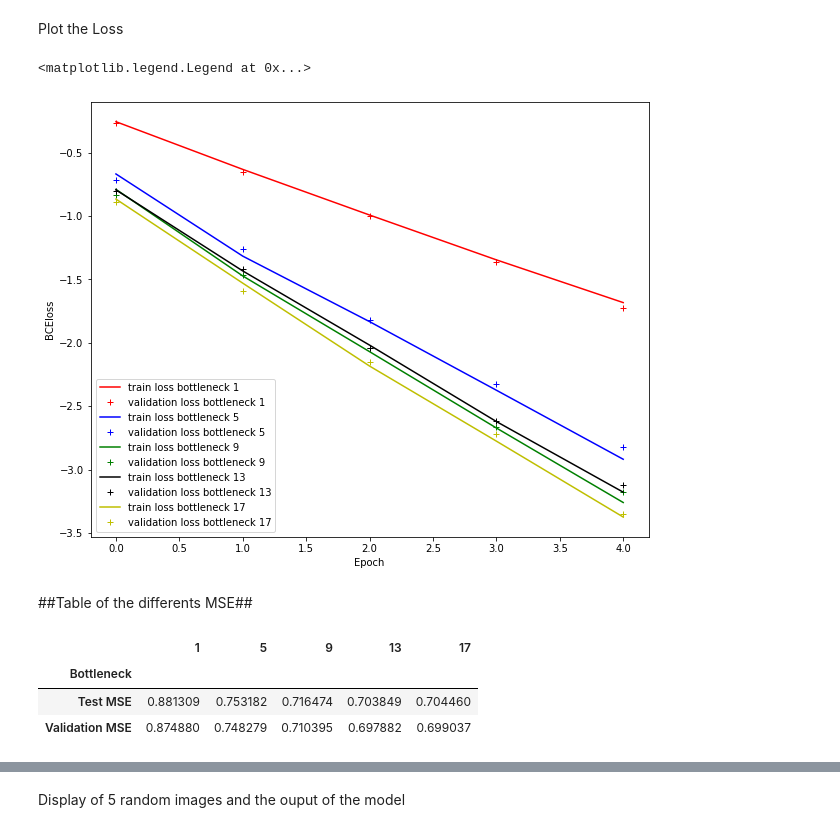
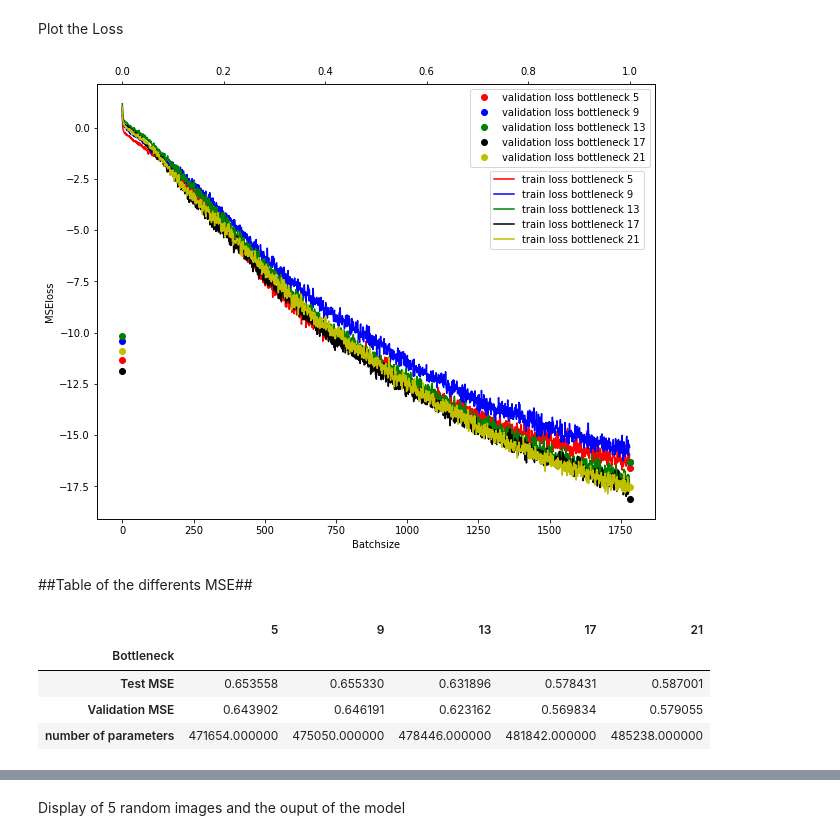
Before and after one commit to alvaroguerin/dlai-2019-projects, a Jupyter notebook: team06/Team06.ipynb, the cells around one changed output, grey strips where cells are left out. Saved outputs shown, nothing was run; the diff lists cells and outputs as text; code cells hidden in the pictures.

```diff
--- a/team06/Team06.ipynb
+++ b/team06/Team06.ipynb
@@ -19,7 +19,7 @@ import pandas as pd
 # Let's define some hyper-parameters
 hparams = {
     'batch_size':64,
-    'num_epochs':5,
+    'num_epochs':2,
     'test_batch_size':64,
     'hidden_size':128,
     'learning_rate':1e-3,
@@ -120,7 +125,6 @@ class Decoder(nn.Module):
           nn.Dropout(0.5))
     self.conv2 = nn.Sequential(
           nn.ConvTranspose2d(32,1,2,stride=2),
-          nn.BatchNorm2d(1),
           nn.Sigmoid())
     self.fc = nn.Sequential(
           nn.Linear(self.bottleneck,64),
@@ -186,29 +195,34 @@ def test_epoch(set_loader,model,hparams):
+# %%
+def number_param(model):
+  return sum(p.numel() for p in model.parameters())
 # %% [markdown]
 ###Train of the model and evalutation of it with different bottleneck###
 # %%
 dic_MSE = dict()
 validation_loss_bottleneck = dict()
 train_loss_bottleneck = dict()
-for bottleneck in range(1,20,4):
+models = dict()
+for bottleneck in range(5,25,4):
   model = Autoencoder(bottleneck).cuda()
   model.to(hparams['device'])
+  models[bottleneck] = model
+  print('Bottleneck :{}'.format(bottleneck))
+  number_param_bottleneck = number_param(model)
+  print('Number param for a bottleneck of {} : {} parameters'.format(bottleneck,number_param_bottleneck))
   list_MSE_validation = []
   train_loss = []
   validation_loss = []
   criterion_MSE = nn.MSELoss()
-  criterion = nn.BCELoss()
+  criterion = nn.MSELoss()#nn.BCELoss()
   optimizer =  optim.Adam(model.parameters(), lr=hparams['learning_rate'])
-  print('Bottleneck :{}'.format(bottleneck))
-
   for epoch in range(hparams['num_epochs']):
-    loss_train = train_epoch(train_loader,model,optimizer,criterion,hparams)
+    train_loss.extend(train_epoch(train_loader,model,optimizer,criterion,hparams))
     val_loss,MSE_validation = test_epoch(validation_loader,model,hparams)
-    train_loss.append(loss_train)
     validation_loss.append(val_loss)
     list_MSE_validation.append(MSE_validation)
-    print('Train epoch [{}/{}], loss:{:.4f}, validation loss = {:.4f}, MSE:{:.2f}'.format(epoch+1, hparams['num_epochs'], loss_train,val_loss,MSE_validation))
+    print('Train epoch [{}/{}], validation loss = {:.4f}, MSE:{:.2f}\n'.format(epoch+1, hparams['num_epochs'],val_loss,MSE_validation))
   _,test_MSE = test_epoch(test_loader,model,hparams)
   train_loss_bottleneck[bottleneck]= train_loss
   validation_loss_bottleneck[bottleneck] = validation_loss
-  dic_MSE[bottleneck]= [test_MSE.item(),list_MSE_validation[-1].item()]
+  dic_MSE[bottleneck]= [test_MSE.item(),list_MSE_validation[-1].item(),number_param_bottleneck]
 # %% [output]
@@ -232,30 +246,34 @@ Train epoch [5/5], loss:-3.3742, validation loss = -3.3480, MSE:0.54
 # %% [markdown]
 Plot the Loss
 # %%
-plt.figure(figsize=(10,8))
-plt.xlabel('Epoch')
-plt.ylabel('BCEloss')
-form = ['-','+']
+fig, ax1 = plt.subplots(figsize=(10,8))
+plt.xlabel('Batchsize')
+plt.ylabel('MSEloss')
+form = ['-','o']
 color = ['r','b','g','k','y']
+ax2 = ax1.twiny()
 i=0
 for bottleneck in train_loss_bottleneck.keys():
-  plt.plot(train_loss_bottleneck.get(bottleneck),color[i]+form[0], label='train loss bottleneck {}'.format(bottleneck))
-  plt.plot(validation_loss_bottleneck.get(bottleneck),color[i]+form[1],label='validation loss bottleneck {}'.format(bottleneck))
+  ax1.plot(train_loss_bottleneck.get(bottleneck),color[i]+form[0], label='train loss bottleneck {}'.format(bottleneck))
+
+  ax2.plot(validation_loss_bottleneck.get(bottleneck),color[i]+form[1],label='validation loss bottleneck {}'.format(bottleneck))
   i+=1
-plt.legend()
+ax1.legend(bbox_to_anchor=(0.98, 0.8), loc='upper right', borderaxespad=0.)
+ax2.legend()
+plt.show()
 # %% [output]
-<matplotlib.legend.Legend at 0x...>
-[figure, old version]
+[figure, new version]
 # %% [markdown]
 ##Table of the differents MSE##
 # %%
-data = {"Bottleneck":["Test MSE","Validation MSE"]}
+data = {"Bottleneck":["Test MSE","Validation MSE","number of parameters"]}
 data.update(dic_MSE)
 df = pd.DataFrame(data)
 df = df.groupby('Bottleneck')
 df.first()
 # %% [output]
-|  | 1 | 5 | 9 | 13 | 17 |
+|  | 5 | 9 | 13 | 17 | 21 |
 | Bottleneck |  |  |  |  |  |
-| Test MSE | 0.881309 | 0.753182 | 0.716474 | 0.703849 | 0.704460 |
-| Validation MSE | 0.874880 | 0.748279 | 0.710395 | 0.697882 | 0.699037 |
+| Test MSE | 0.653558 | 0.655330 | 0.631896 | 0.578431 | 0.587001 |
+| Validation MSE | 0.643902 | 0.646191 | 0.623162 | 0.569834 | 0.579055 |
+| number of parameters | 471654.000000 | 475050.000000 | 478446.000000 | 481842.000000 | 485238.000000 |
```
Also changed, not shown: parts of 20 cells of this notebook.
